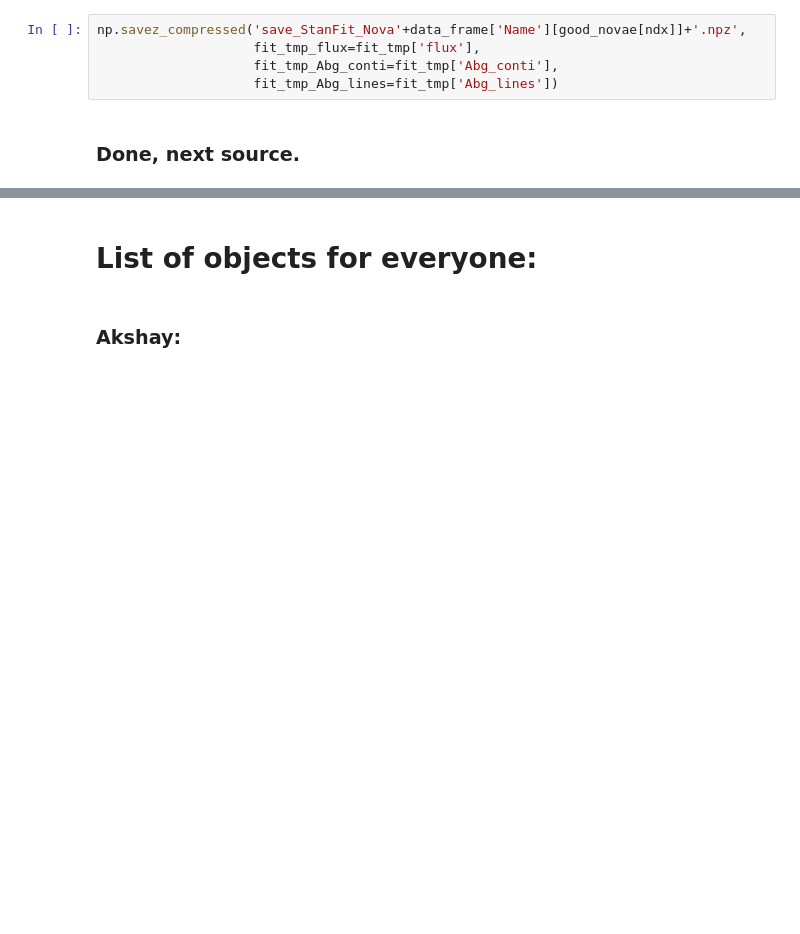
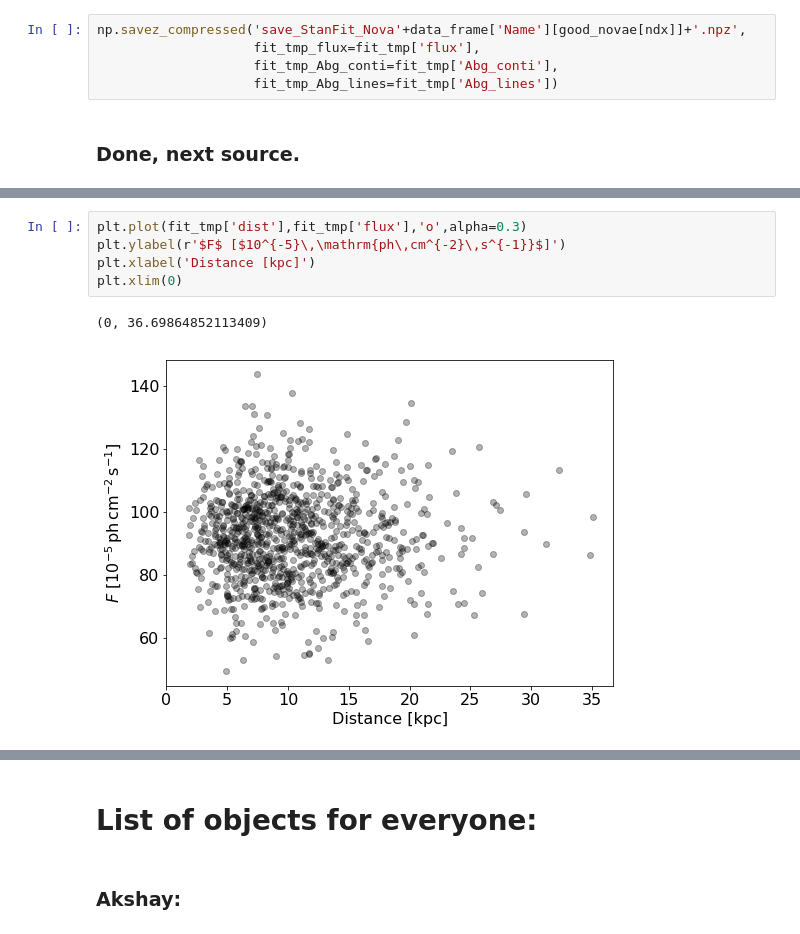
Before and after one commit to tsiegert/for-students, a Jupyter notebook: nova_analysis/stan_fit_spi-novae_template.ipynb, the cells around one changed output, grey strips where cells are left out. Cells and saved outputs as stored; diff of their text form; blank space fills up the shorter version.

```diff
--- a/nova_analysis/stan_fit_spi-novae_template.ipynb
+++ b/nova_analysis/stan_fit_spi-novae_template.ipynb
@@ -377,0 +581,8 @@ np.savez_compressed('save_StanFit_Nova'+data_frame['Name'][good_novae[ndx]]+'.np
+# %%
+plt.plot(fit_tmp['dist'],fit_tmp['flux'],'o',alpha=0.3)
+plt.ylabel(r'$F$ [$10^{-5}\,\mathrm{ph\,cm^{-2}\,s^{-1}}$]')
+plt.xlabel('Distance [kpc]')
+plt.xlim(0)
+# %% [output]
+(0, 36.69864852113409)
+[figure, added]
```
Also changed, not shown: parts of 57 cells of this notebook.
